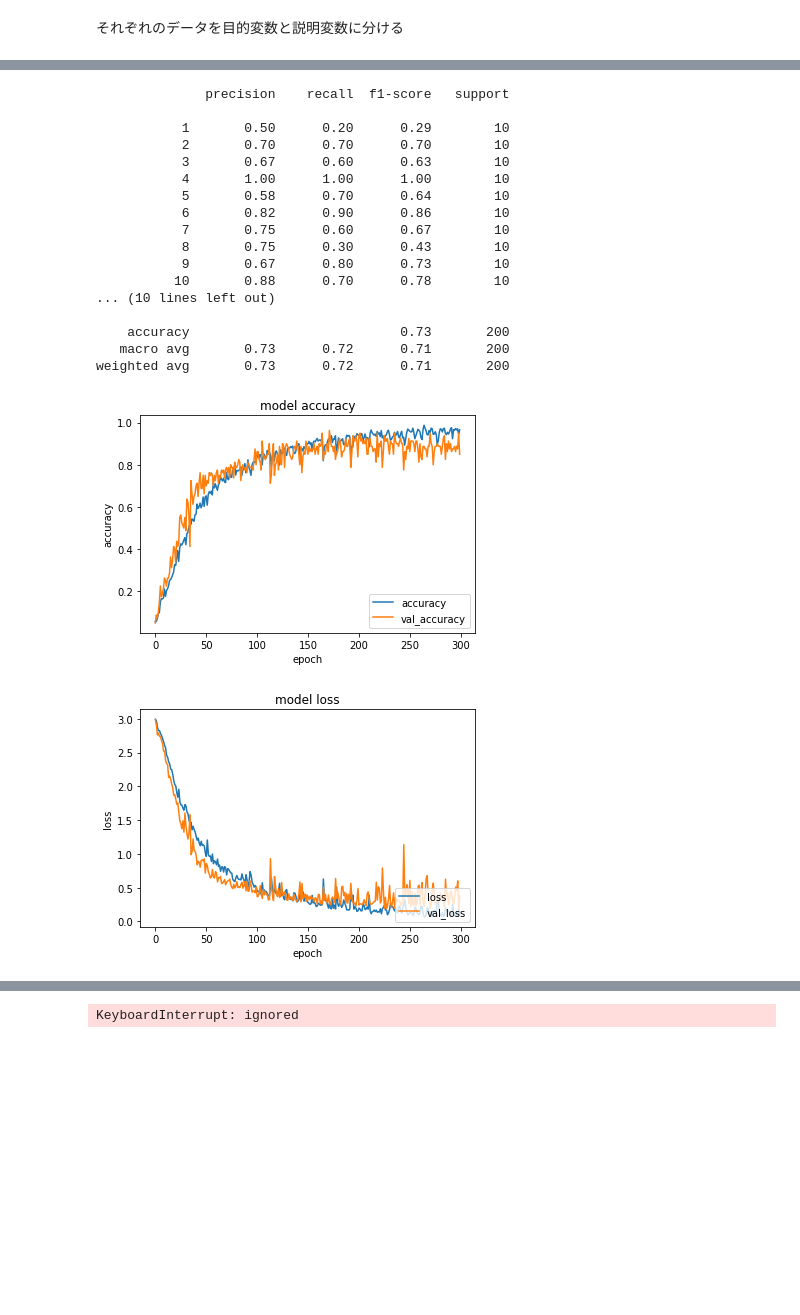
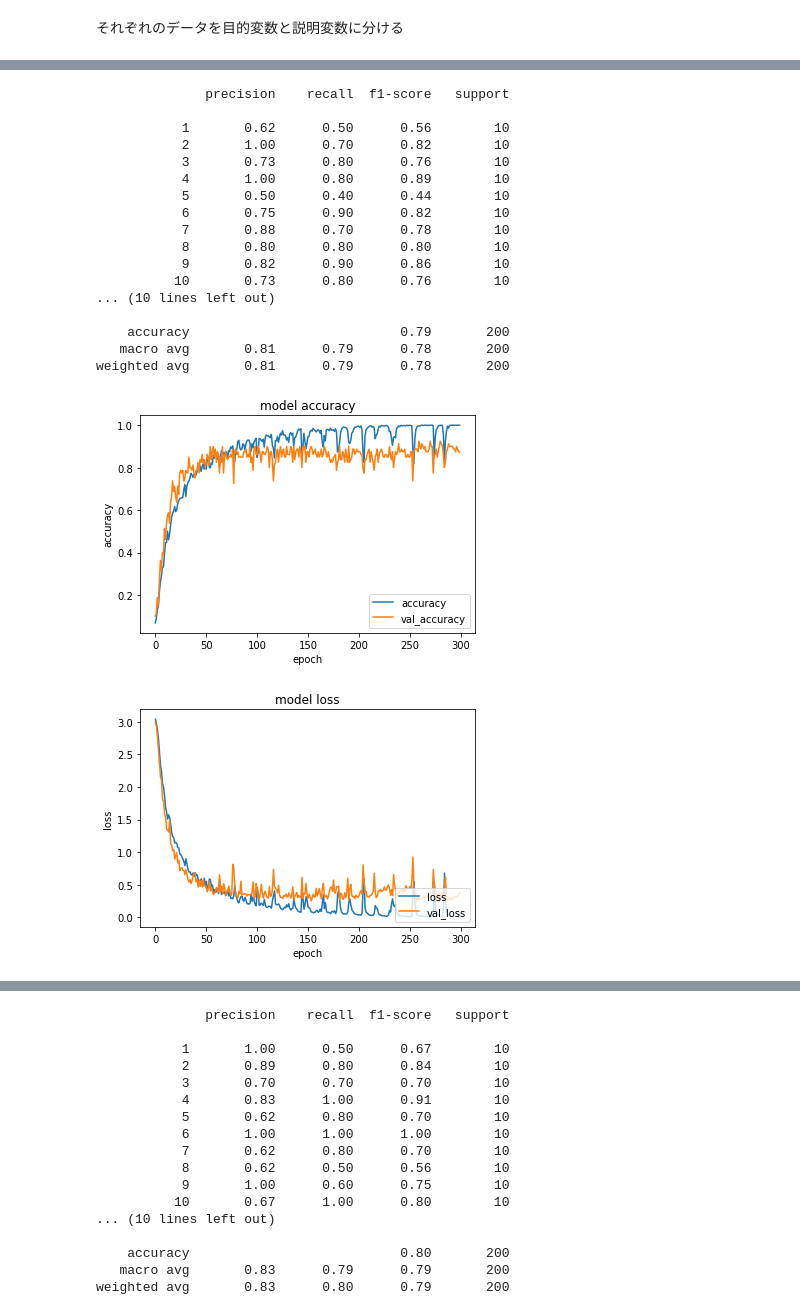
Before and after one commit to rikunemu/colab_study, a Jupyter notebook: pose_LSTM.ipynb, the cells around one changed output, grey strips where cells are left out. Saved outputs shown, nothing was run; the diff lists cells and outputs as text; code cells hidden in the pictures; blank space fills up the shorter version.

Commit message:
lstm1層交差検証

```diff
--- a/pose_LSTM.ipynb
+++ b/pose_LSTM.ipynb
@@ -83,7 +83,8 @@ X_test = X_test.astype(np.float)
 # %%
 def build_model(maxlen):
   model = Sequential()
-  model.add(LSTM(64, return_sequences=True, activation='relu', input_shape=(30,maxlen)))
+  model.add(LSTM(64, return_sequences=False, activation='relu', input_shape=(30,maxlen)))
+  """
   model.add(Dropout(0.1))
   model.add(LSTM(128, return_sequences=True, activation='relu'))
   model.add(Dropout(0.1))
@@ -91,6 +92,7 @@ def build_model(maxlen):
   model.add(Dropout(0.1))
   model.add(Dense(64, activation='relu'))
   model.add(Dense(32, activation='relu'))
+  """
   model.add(Dense(20, activation='softmax'))
   adam = Adam(learning_rate=1e-4)
   model.compile(optimizer=adam,
@@ -145,10 +147,10 @@ for fold, (train_indices, valid_indices) in enumerate(kf.split(x_train, Y_train)
 
     X_train = np.array(X_train).reshape(720, 30, 162)
     X_valid = np.array(X_valid).reshape(80, 30,162)
-    y_train = np.array(y_train[::30]).reshape(720)
-    y_valid = np.array(y_valid[::30]).reshape(80)
-    y_train = np_utils.to_categorical(y_train,20)
-    y_valid = np_utils.to_categorical(y_valid,20)
+    Y1_train = np.array(y_train[::30]).reshape(720)
+    Y1_valid = np.array(y_valid[::30]).reshape(80)
+    y_train = np_utils.to_categorical(Y1_train,20)
+    y_valid = np_utils.to_categorical(Y1_valid,20)
 
     X_train = X_train.astype(np.float)
     X_valid = X_valid.astype(np.float)
@@ -156,9 +158,9 @@ for fold, (train_indices, valid_indices) in enumerate(kf.split(x_train, Y_train)
     y_valid = y_valid.astype(np.float)
     model = build_model(X_train.shape[2])
 
-    modelCheckpoint = ModelCheckpoint(filepath ='/content/drive/MyDrive/data分析/join_cav/lstm_cross.hdf5',
+    modelCheckpoint = ModelCheckpoint(filepath ='/content/drive/MyDrive/data分析/join_csv/lstm_cross.hdf5',
                                   monitor='val_accuracy',
-                                  verbose=1,
+                                  verbose=0,
                                   save_best_only=True,
                                   save_weights_only=False,
                                   mode='max',
@@ -169,14 +171,18 @@ for fold, (train_indices, valid_indices) in enumerate(kf.split(x_train, Y_train)
               epochs=EPOCH,
               batch_size=BATCH_SIZE,
               callbacks=[modelCheckpoint],
-              verbose=1)
+              verbose=0)
 
-    model2=load_model('/content/drive/MyDrive/data分析/join_cav/lstm_cross.hdf5')
+    model2=load_model('/content/drive/MyDrive/data分析/join_csv/lstm_cross.hdf5')
     score = model2.evaluate(X_test,y_test,verbose=0)
     print(f'fold {fold} score: {score}')
     valid_scores.append(score[1])
     Y_pred = model2.predict_generator(X_test)
     y_pred = np.argmax(Y_pred, axis=1)
+    Y_otamesi = model2.predict_generator(X_valid)
+    y_otamesi = np.argmax(Y_otamesi, axis=1)
+    Y_otamesi1 = model2.predict_generator(X_train)
+    y_otamesi1 = np.argmax(Y_otamesi1, axis=1)
     labels = ["1", "2", "3", "4", "5", "6", "7", "8", "9","10","11","12","13","14","15","16","17", "18", "19", "20"]
 
     report = metrics.classification_report(Y_test,y_pred,
@@ -186,6 +192,8 @@ for fold, (train_indices, valid_indices) in enumerate(kf.split(x_train, Y_train)
     # 学習履歴をプロット
     plot_history(history)
     cmd_pose(Y_test,y_pred)
+    cmd_pose(Y1_valid,y_otamesi)
+    cmd_pose(Y1_train,y_otamesi1)
     models.append(model)
 
 cv_score = np.mean(valid_scores)
@@ -211,19 +204,19 @@ fold 0 score: [1.1097925901412964, 0.7250000238418579]
               precision    recall  f1-score   support
 
-           1       0.50      0.20      0.29        10
-           2       0.70      0.70      0.70        10
-           3       0.67      0.60      0.63        10
-           4       1.00      1.00      1.00        10
-           5       0.58      0.70      0.64        10
-           6       0.82      0.90      0.86        10
-           7       0.75      0.60      0.67        10
-           8       0.75      0.30      0.43        10
-           9       0.67      0.80      0.73        10
-          10       0.88      0.70      0.78        10
+           1       0.62      0.50      0.56        10
+           2       1.00      0.70      0.82        10
+           3       0.73      0.80      0.76        10
+           4       1.00      0.80      0.89        10
+           5       0.50      0.40      0.44        10
+           6       0.75      0.90      0.82        10
+           7       0.88      0.70      0.78        10
+           8       0.80      0.80      0.80        10
+           9       0.82      0.90      0.86        10
+          10       0.73      0.80      0.76        10
 ... (10 lines left out)
 
-    accuracy                           0.73       200
-   macro avg       0.73      0.72      0.71       200
-weighted avg       0.73      0.72      0.71       200
+    accuracy                           0.79       200
+   macro avg       0.81      0.79      0.78       200
+weighted avg       0.81      0.79      0.78       200
-[figure, old version]
+[figure, new version]
-[figure, old version]
+[figure, new version]
@@ -248 +228,17 @@ Epoch 28/300
-KeyboardInterrupt: ignored
+              precision    recall  f1-score   support
+
+           1       1.00      0.50      0.67        10
+           2       0.89      0.80      0.84        10
+           3       0.70      0.70      0.70        10
+           4       0.83      1.00      0.91        10
+           5       0.62      0.80      0.70        10
+           6       1.00      1.00      1.00        10
+           7       0.62      0.80      0.70        10
+           8       0.62      0.50      0.56        10
+           9       1.00      0.60      0.75        10
+          10       0.67      1.00      0.80        10
+... (10 lines left out)
+
+    accuracy                           0.80       200
+   macro avg       0.83      0.79      0.79       200
+weighted avg       0.83      0.80      0.79       200
```
Also changed, not shown: parts of 1 cell of this notebook.
